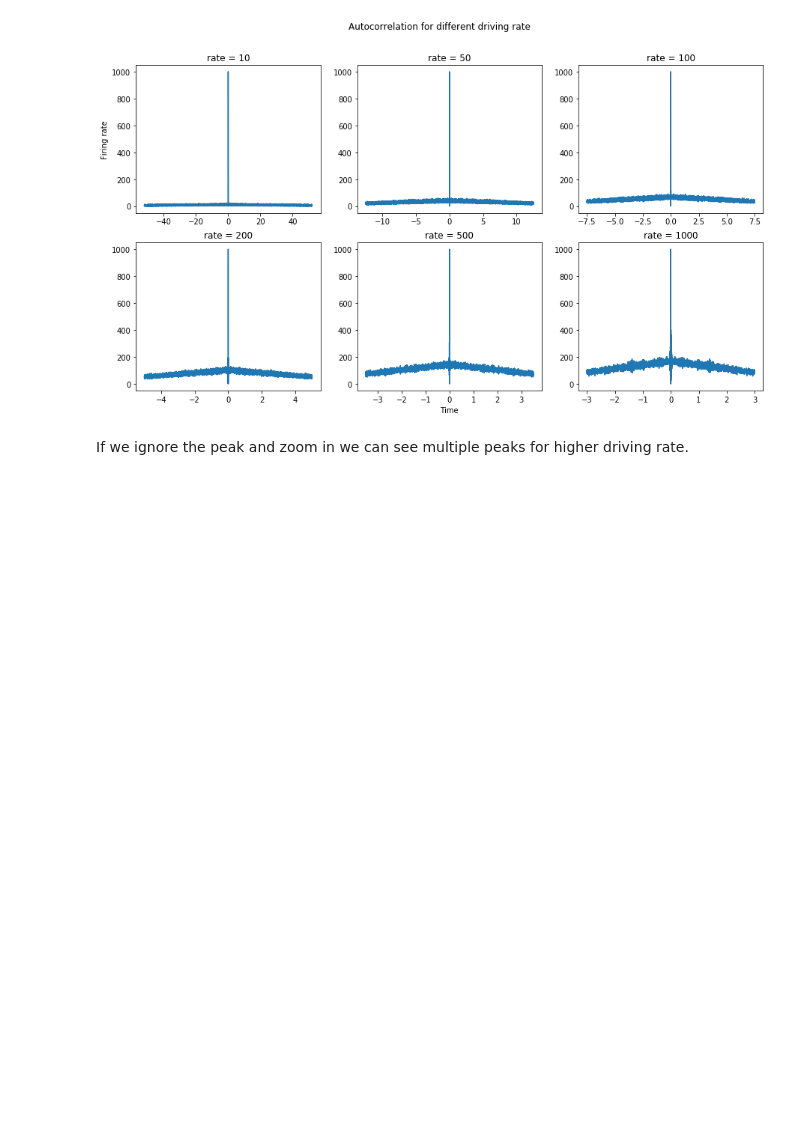
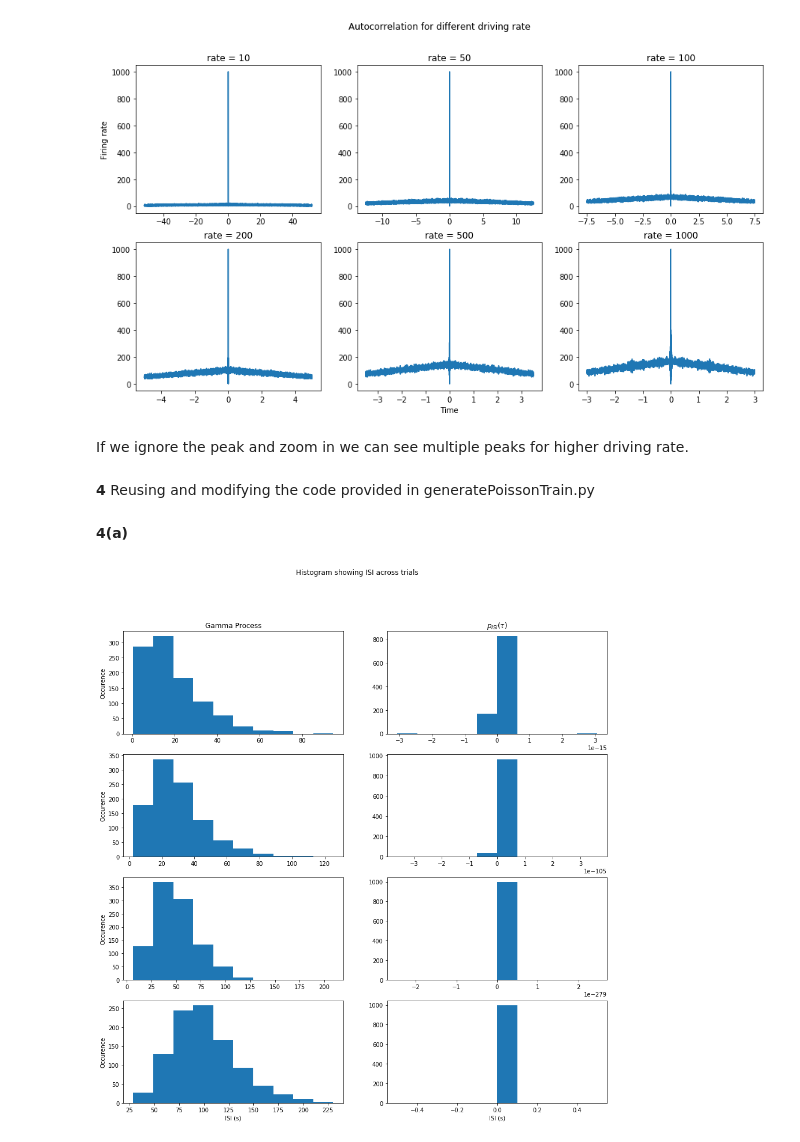
Before and after one commit to SudeshnaBora/aand_numerical, a Jupyter notebook: AAND_Assignment03.ipynb, the cells around one changed output. Cells and saved outputs as stored; diff of their text form; code cells hidden in the pictures; blank space fills up the shorter version.

```diff
--- a/AAND_Assignment03.ipynb
+++ b/AAND_Assignment03.ipynb
@@ -368,3 +368,7 @@ Text(0.5, 0, 'Time')
 [figure]
 # %% [markdown]
 If we ignore the peak and zoom in we can see multiple peaks for higher driving rate.
+# %% [markdown]
+**4** Reusing and modifying the code provided in generatePoissonTrain.py
+# %% [markdown]
+**4(a)**
@@ -370,0 +385,61 @@ If we ignore the peak and zoom in we can see multiple peaks for higher driving r
+# %%
+gamma_2 = create_poisson_distribution(1000,2)
+gamma_3 = create_poisson_distribution(1000,3)
+gamma_5 = create_poisson_distribution(1000,5)
+gamma_10 = create_poisson_distribution(1000,10)
+assert 1000 == gamma_2.shape[0]
+assert 1000 == gamma_3.shape[0]
+assert 1000 == gamma_5.shape[0]
+assert 1000 == gamma_10.shape[0]
+# %%
+def p_ISI(tau,order,rate=100):
+    den = np.math.factorial(order-1)
+    num = rate*(rate*tau)**(order-1)*np.exp(-rate*tau)
+    return num/den
+# %%
+fig, axes = plt.subplots(4, 2, figsize=(15, 15))
+
+isi_2 = np.diff(gamma_2)
+p_2 = p_ISI(isi_2,2)
+p_isi_2 = np.diff(p_2)
+plt.sca(axes[0,0])
+plt.hist(isi_2,10)
+plt.sca(axes[0,1])
+plt.hist(p_isi_2,10)
+
+isi_3 = np.diff(gamma_3)
+p_3 = p_ISI(isi_3,3)
+p_isi_3 = np.diff(p_3)
+plt.sca(axes[1,0])
+plt.hist(isi_3,10)
+plt.sca(axes[1,1])
+plt.hist(p_isi_3,10)
+
+isi_5 = np.diff(gamma_5)
+p_5 = p_ISI(isi_5,5)
+p_isi_5 = np.diff(p_5)
+plt.sca(axes[2,0])
+plt.hist(isi_5,10)
+plt.sca(axes[2,1])
+plt.hist(p_isi_5,10)
+
+isi_10 = np.diff(gamma_10)
+p_10 = p_ISI(isi_10,10)
+p_isi_10 = np.diff(p_10)
+plt.sca(axes[3,0])
+plt.hist(isi_10,10)
+plt.sca(axes[3,1])
+plt.hist(p_isi_10,10)
+
+plt.suptitle('Histogram showing ISI across trials')
+axes[0,0].set_title('Gamma Process')
+axes[0,1].set_title('$p_{ISI}(\\tau)$')
+axes[3,0].set_xlabel('ISI (s)')
+axes[3,1].set_xlabel('ISI (s)')
+axes[0,0].set_ylabel('Occurence')
+axes[1,0].set_ylabel('Occurence')
+axes[2,0].set_ylabel('Occurence')
+axes[3,0].set_ylabel('Occurence')
+plt.show()
+# %% [output]
+[figure, added]
```
Also changed, not shown: parts of 2 cells of this notebook.
